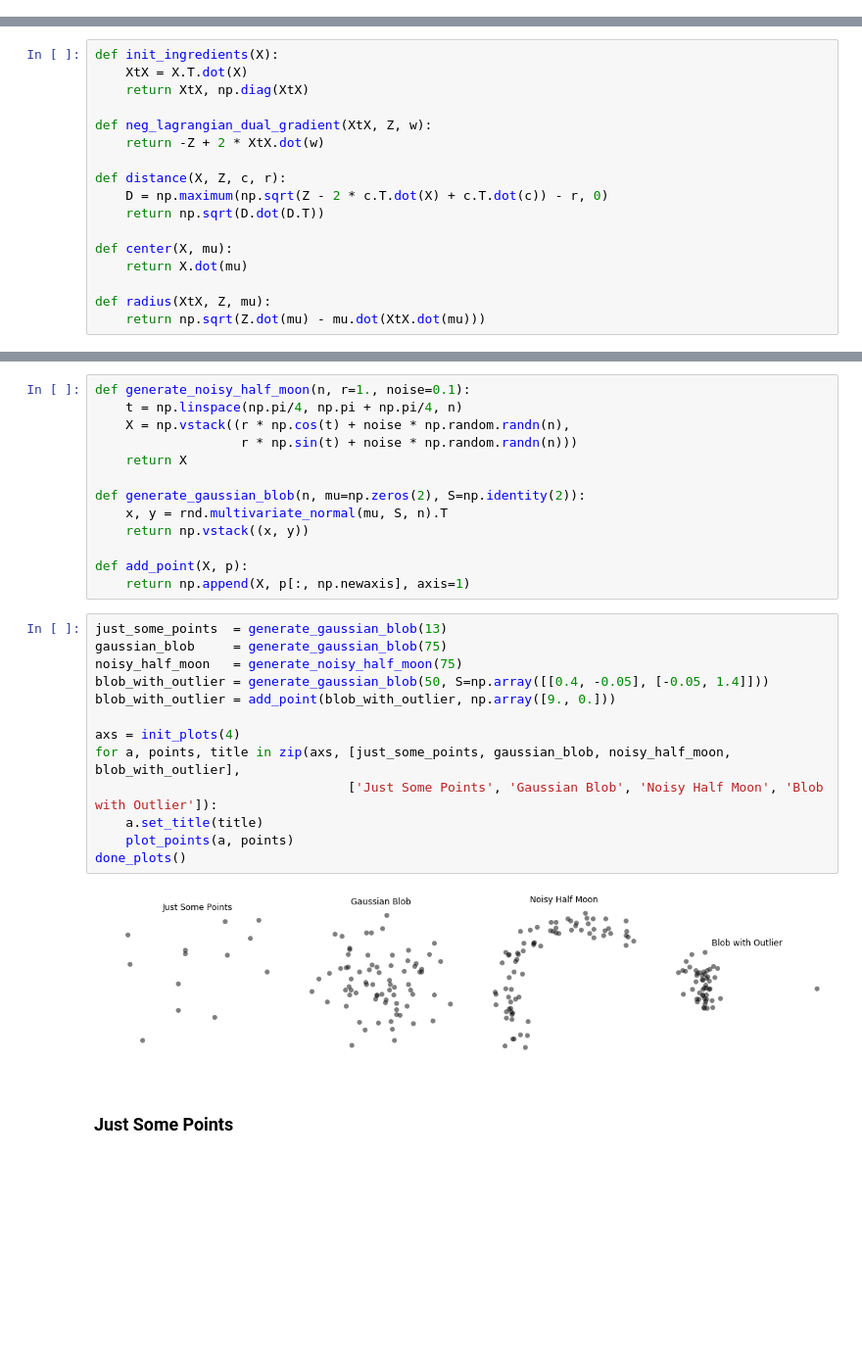
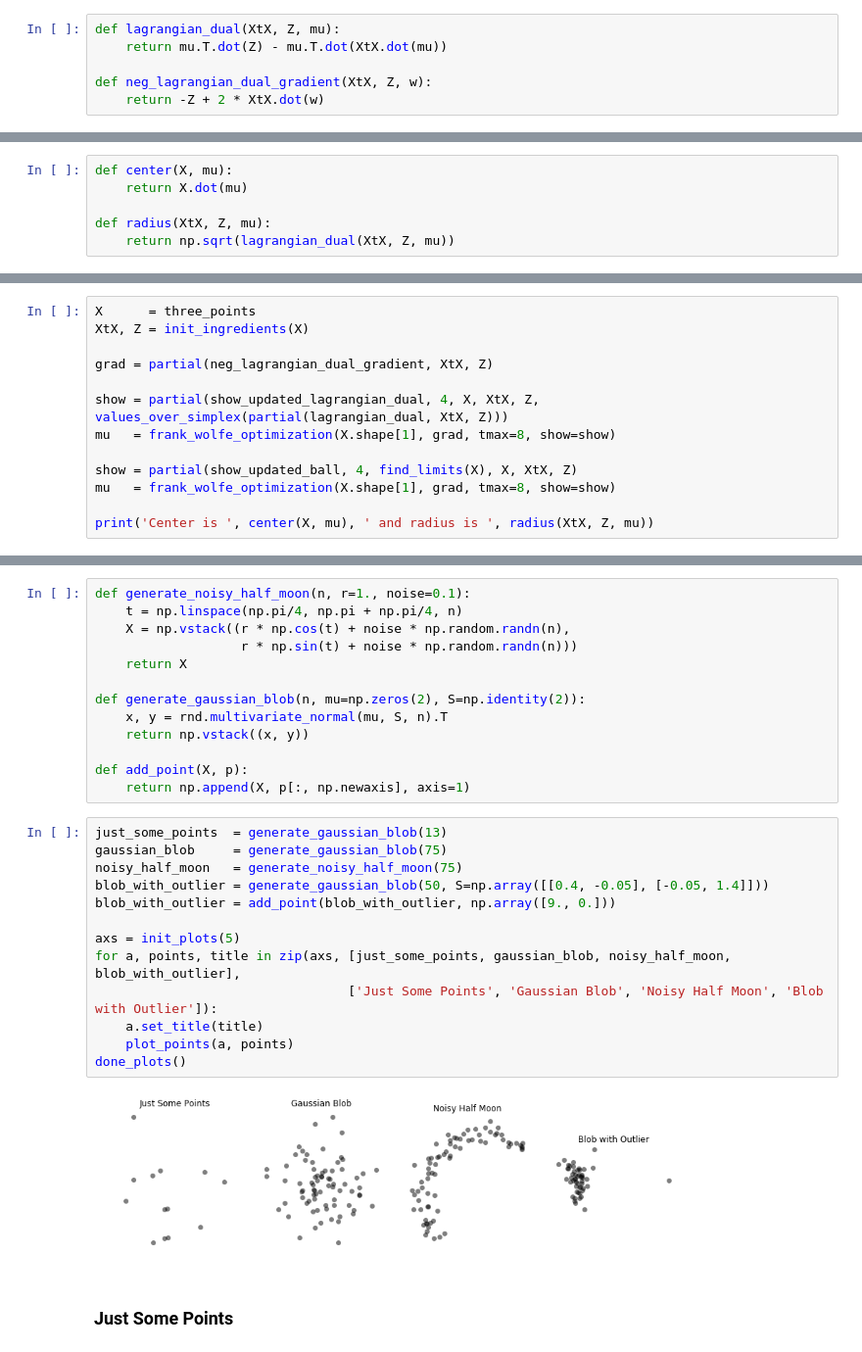
Before and after one commit to p3ml/recipes, a Jupyter notebook: Minimum Enclosing Ball.ipynb, the cells around one changed output, grey strips where cells are left out. Shown at 98% size. Cells and saved outputs as stored; diff of their text form; blank space fills up the shorter version.

```diff
--- a/Minimum Enclosing Ball.ipynb
+++ b/Minimum Enclosing Ball.ipynb
@@ -61,0 +107,6 @@ def done_plots():
+# %%
+def lagrangian_dual(XtX, Z, mu):
+    return mu.T.dot(Z) - mu.T.dot(XtX.dot(mu))
+
+def neg_lagrangian_dual_gradient(XtX, Z, w):
+    return -Z + 2 * XtX.dot(w)
@@ -61,0 +121,6 @@ def done_plots():
+# %%
+def center(X, mu):
+    return X.dot(mu)
+
+def radius(XtX, Z, mu):
+    return np.sqrt(lagrangian_dual(XtX, Z, mu))
@@ -82,18 +211 @@ def frank_wolfe_optimization(n, gradient_at, tmax=1000, show=lambda state, t, et
-# %%
-def init_ingredients(X):
-    XtX = X.T.dot(X)
-    return XtX, np.diag(XtX)
-
-def neg_lagrangian_dual_gradient(XtX, Z, w):
-    return -Z + 2 * XtX.dot(w)
-
-def distance(X, Z, c, r):
-    D = np.maximum(np.sqrt(Z - 2 * c.T.dot(X) + c.T.dot(c)) - r, 0)
-    return np.sqrt(D.dot(D.T))
-
-def center(X, mu):
-    return X.dot(mu)
-
-def radius(XtX, Z, mu):
-    return np.sqrt(Z.dot(mu) - mu.dot(XtX.dot(mu)))
 # %% [markdown]
@@ -124,0 +261,13 @@ def show_updated_ball(n_cols, lims, X, XtX, Z,
+# %%
+X      = three_points
+XtX, Z = init_ingredients(X)
+
+grad = partial(neg_lagrangian_dual_gradient, XtX, Z)
+
+show = partial(show_updated_lagrangian_dual, 4, X, XtX, Z, values_over_simplex(partial(lagrangian_dual, XtX, Z)))
+mu   = frank_wolfe_optimization(X.shape[1], grad, tmax=8, show=show)
+
+show = partial(show_updated_ball, 4, find_limits(X), X, XtX, Z)
+mu   = frank_wolfe_optimization(X.shape[1], grad, tmax=8, show=show)
+
+print('Center is ', center(X, mu), ' and radius is ', radius(XtX, Z, mu))
@@ -140,18 +305,18 @@ def add_point(X, p):
 # %%
 just_some_points  = generate_gaussian_blob(13)
 gaussian_blob     = generate_gaussian_blob(75)
 noisy_half_moon   = generate_noisy_half_moon(75)
 blob_with_outlier = generate_gaussian_blob(50, S=np.array([[0.4, -0.05], [-0.05, 1.4]]))
 blob_with_outlier = add_point(blob_with_outlier, np.array([9., 0.]))
 
-axs = init_plots(4)
+axs = init_plots(5)
 for a, points, title in zip(axs, [just_some_points, gaussian_blob, noisy_half_moon, blob_with_outlier],
                                  ['Just Some Points', 'Gaussian Blob', 'Noisy Half Moon', 'Blob with Outlier']):
     a.set_title(title)
     plot_points(a, points)
 done_plots()
 # %% [output]
-[figure, old version]
+[figure, new version]
 # %% [markdown]
 ### Just Some Points
 # %%
```
Also changed, not shown: parts of 26 cells of this notebook.
